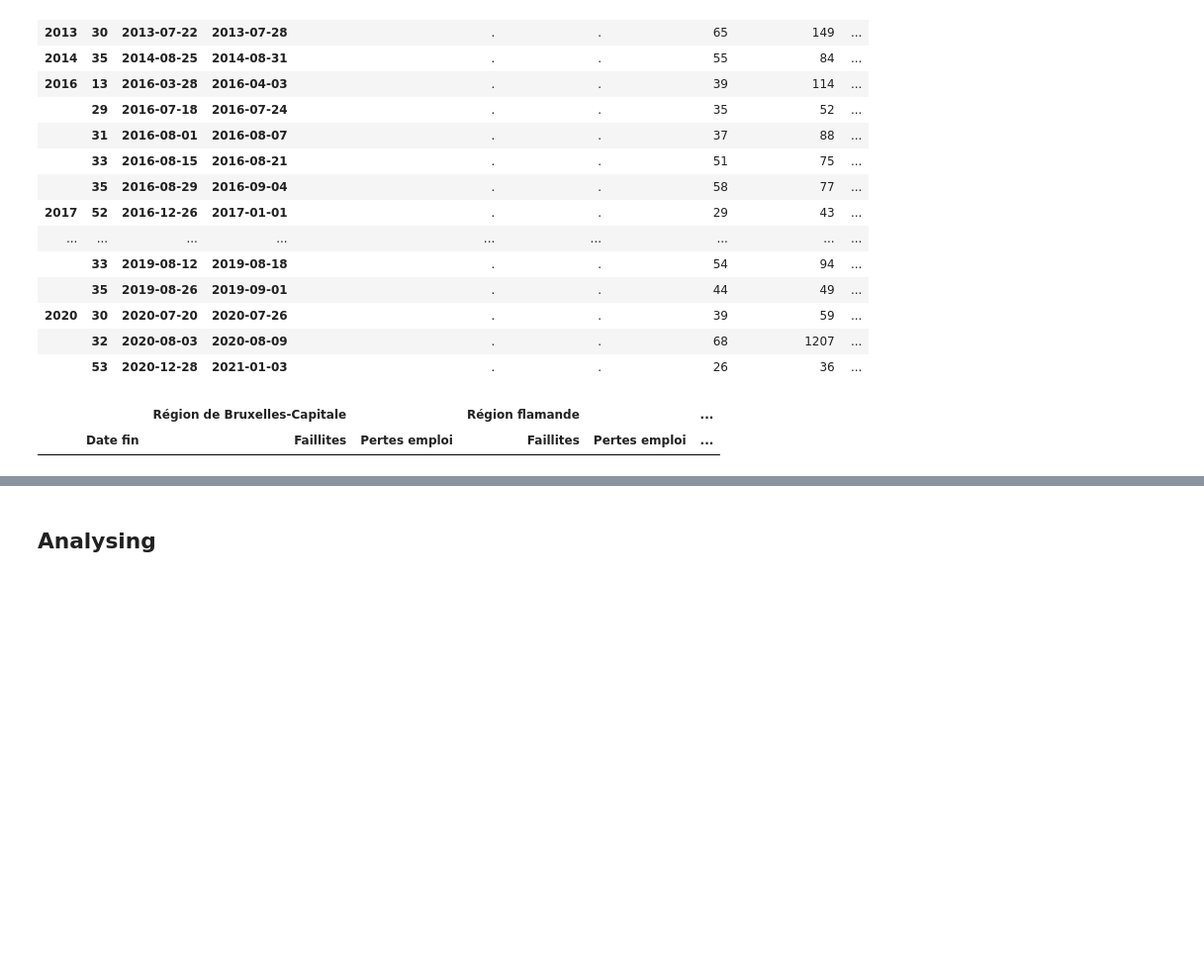
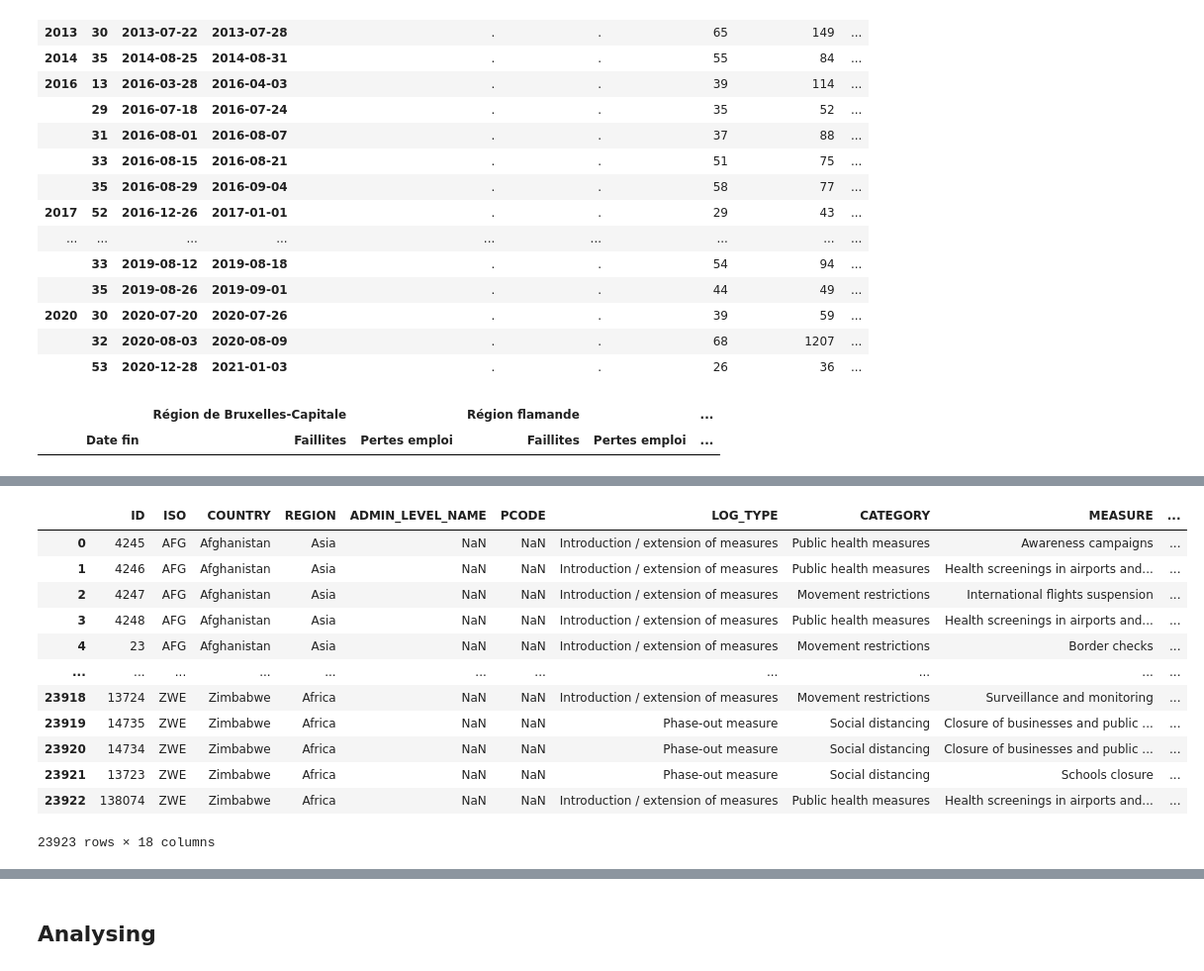
Before and after one commit to Demesmaeker/workshop-IBM-covid, a Jupyter notebook: Faillites.ipynb, the cells around one changed output, grey strips where cells are left out. Shown at 99% size. Saved outputs shown, nothing was run; the diff lists cells and outputs as text; code cells hidden in the pictures; blank space fills up the shorter version.

```diff
--- a/Faillites.ipynb
+++ b/Faillites.ipynb
@@ -122,3 +167,19 @@ def replace_dots(items):
+# %%
+gov
+# %% [output]
+|  | ID | ISO | COUNTRY | REGION | ADMIN_LEVEL_NAME | PCODE | LOG_TYPE | CATEGORY | MEASURE | ... |
+| 0 | 4245 | AFG | Afghanistan | Asia | NaN | NaN | Introduction / extension of measures | Public health measures | Awareness campaigns | ... |
+| 1 | 4246 | AFG | Afghanistan | Asia | NaN | NaN | Introduction / extension of measures | Public health measures | Health screenings in airports and... | ... |
+| 2 | 4247 | AFG | Afghanistan | Asia | NaN | NaN | Introduction / extension of measures | Movement restrictions | International flights suspension | ... |
+| 3 | 4248 | AFG | Afghanistan | Asia | NaN | NaN | Introduction / extension of measures | Public health measures | Health screenings in airports and... | ... |
+| 4 | 23 | AFG | Afghanistan | Asia | NaN | NaN | Introduction / extension of measures | Movement restrictions | Border checks | ... |
+| ... | ... | ... | ... | ... | ... | ... | ... | ... | ... | ... |
+| 23918 | 13724 | ZWE | Zimbabwe | Africa | NaN | NaN | Introduction / extension of measures | Movement restrictions | Surveillance and monitoring | ... |
+| 23919 | 14735 | ZWE | Zimbabwe | Africa | NaN | NaN | Phase-out measure | Social distancing | Closure of businesses and public ... | ... |
+| 23920 | 14734 | ZWE | Zimbabwe | Africa | NaN | NaN | Phase-out measure | Social distancing | Closure of businesses and public ... | ... |
+| 23921 | 13723 | ZWE | Zimbabwe | Africa | NaN | NaN | Phase-out measure | Social distancing | Schools closure | ... |
+| 23922 | 138074 | ZWE | Zimbabwe | Africa | NaN | NaN | Introduction / extension of measures | Public health measures | Health screenings in airports and... | ... |
+23923 rows × 18 columns
 # %%
 measure_be = gov[gov["ISO"]=="BEL"]
 # %%
```
Also changed, not shown: parts of 32 cells of this notebook.
